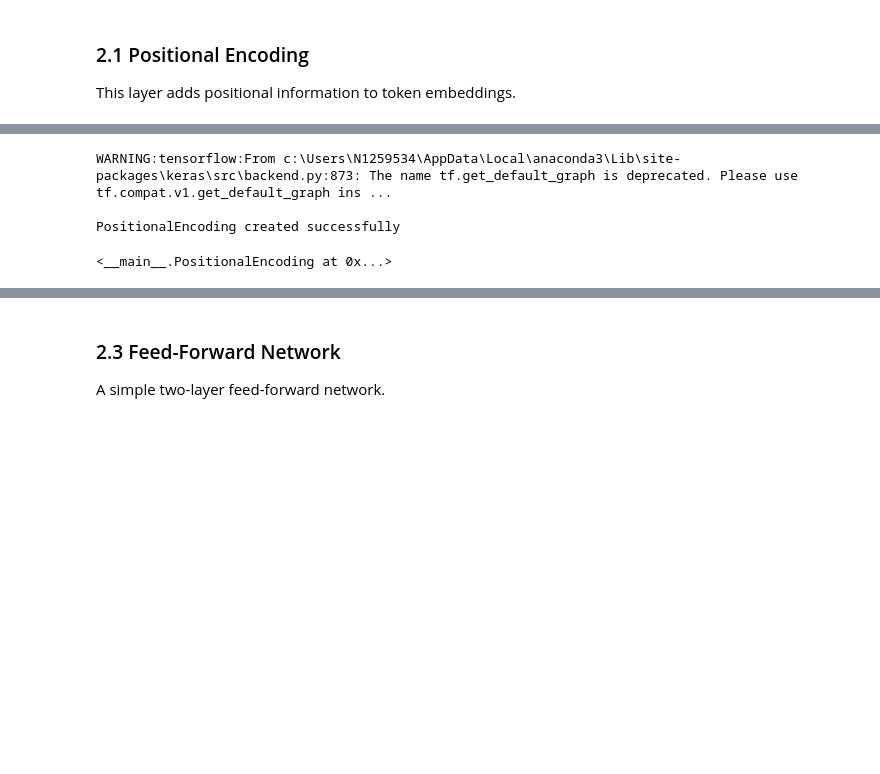
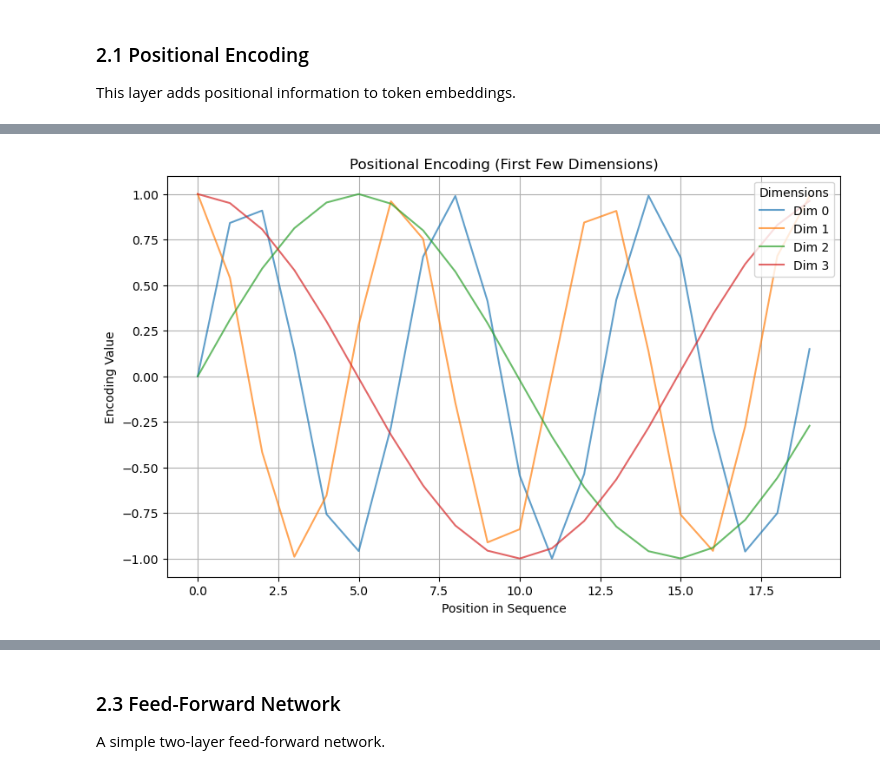
Before and after one commit to amiraliz93/Lab2_LLM, a Jupyter notebook: TinyTransformer.ipynb, the cells around one changed output, grey strips where cells are left out. Cells and saved outputs as stored; diff of their text form; code cells hidden in the pictures; blank space fills up the shorter version.

```diff
--- a/TinyTransformer.ipynb
+++ b/TinyTransformer.ipynb
@@ -55,34 +70,32 @@ Mathematic Formula
-# %%
-class PositionalEncoding(layers.Layer):
-    def __init__(self, d_model, max_len=5000):
-        super(PositionalEncoding, self).__init__()
-        self.d_model = d_model # int,
-
-        # Create a matrix of shape (max_len, d_model) with positional encodings
-        pos_enc = np.zeros((max_len, d_model))
-        pos = np.arange(max_len)[:, np.newaxis]
-        div_term = np.exp(np.arange(0, d_model, 2) * -(math.log(10000.0) / d_model))
-        pos_enc[:, 0::2] = np.sin(pos * div_term)
-        pos_enc[:, 1::2] = np.cos(pos * div_term)
-        pos_enc = pos_enc[np.newaxis, ...]  # Shape: (1, max_len, d_model)
-        self.pos_enc = tf.cast(pos_enc, dtype=tf.float32)
-
-    def call(self, x):
-        # x shape: (batch_size, seq_len, d_model)
-        seq_len = tf.shape(x)[1]
-        return x + self.pos_enc[:, :seq_len, :]
-
-# Test the PositionalEncoding layer
-sample_pe = PositionalEncoding(d_model=16, max_len=50)
-print('PositionalEncoding created successfully')
-# %% [output]
-WARNING:tensorflow:From c:\Users\N1259534\AppData\Local\anaconda3\Lib\site-packages\keras\src\backend.py:873: The name tf.get_default_graph is deprecated. Please use tf.compat.v1.get_default_graph ins ...
-
-PositionalEncoding created successfully
-# %%
-sample_pe
-# %% [output]
-<__main__.PositionalEncoding at 0x...>
+# %%
+import numpy as np
+import math
+import matplotlib.pyplot as plt
+
+# Define parameters
+d_model = 16  # Embedding size
+max_len = 20  # Maximum sequence length
+
+# Compute positional encodings
+pos = np.arange(max_len)[:, np.newaxis]
+div_term = np.exp(np.arange(0, d_model, 2) * -(math.log(10000.0) / d_model))
+pos_enc = np.zeros((max_len, d_model))
+pos_enc[:, 0::2] = np.sin(pos * div_term)
+pos_enc[:, 1::2] = np.cos(pos * div_term)
+
+# Plot positional encoding
+plt.figure(figsize=(10, 6))
+for i in range(4):  # Show only first 4 dimensions for clarity
+    plt.plot(pos, pos_enc[:, i], label=f"Dim {i}", alpha=0.7)
+
+plt.title("Positional Encoding (First Few Dimensions)")
+plt.xlabel("Position in Sequence")
+plt.ylabel("Encoding Value")
+plt.legend(loc="upper right", title="Dimensions")
+plt.grid(True)
+plt.show()
+# %% [output]
+[figure, added]
 # %% [markdown]
 ### 2.2 Multi-Head Self-Attention
 
```
Also changed, not shown: parts of 17 cells of this notebook, 3 other files.
